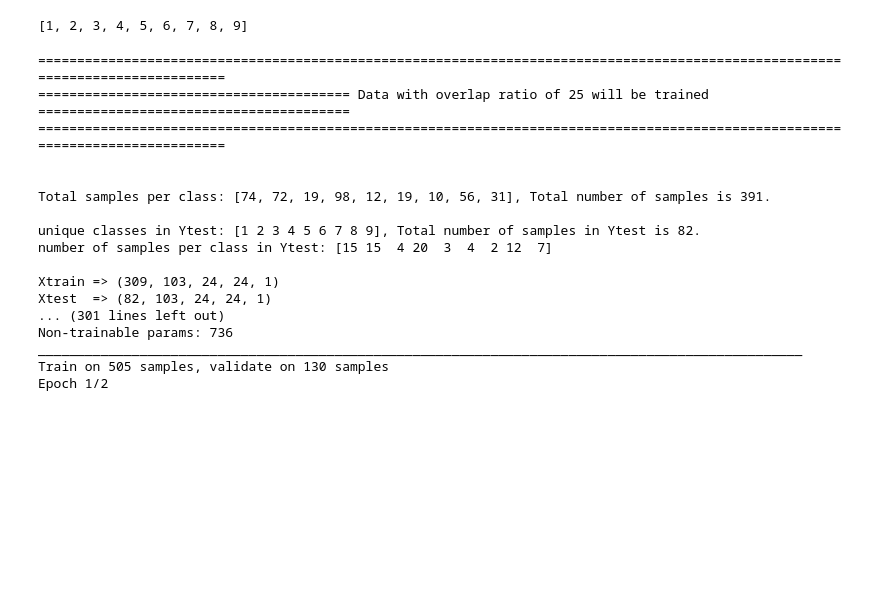
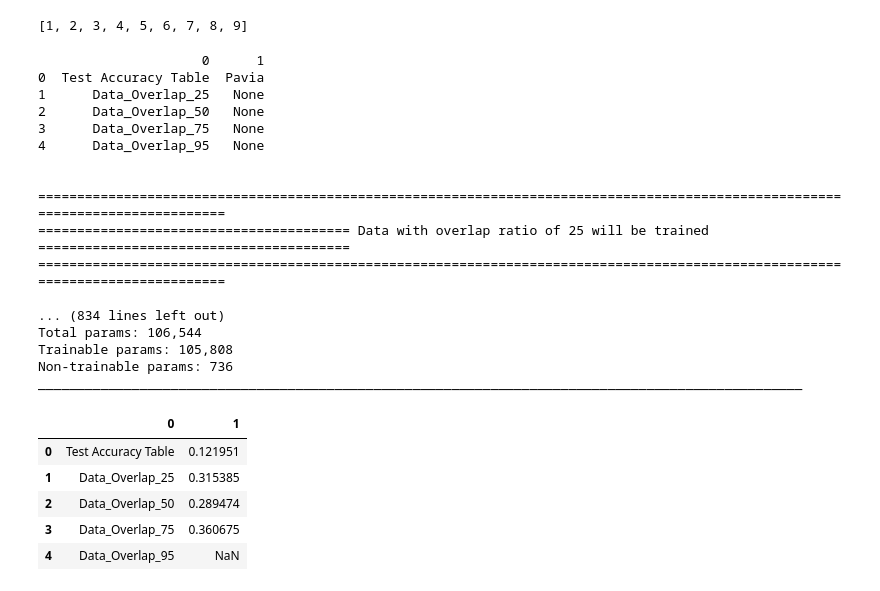
Before and after one commit to devang1397/EE_297, a Jupyter notebook: Code/All_in_One_Source_Training_Code/Pavia_Master_Script_Train_&_Save_Source_Models.ipynb, the cells around one changed output. Saved outputs shown, nothing was run; the diff lists cells and outputs as text; code cells hidden in the pictures; blank space fills up the shorter version.

```diff
--- a/Code/All_in_One_Source_Training_Code/Pavia_Master_Script_Train_&_Save_Source_Models.ipynb
+++ b/Code/All_in_One_Source_Training_Code/Pavia_Master_Script_Train_&_Save_Source_Models.ipynb
@@ -25,24 +25,41 @@ range_of_class
 [0 1 2 3 4 5 6 7 8 9] [164624   6631  18649   2099   3064   1345   5029   1330   3682    947]
 [1, 2, 3, 4, 5, 6, 7, 8, 9]
 # %%
-Train([25,50,75,95], range_of_class = range_of_class, Cube_size= 25,
-      Data = data_PV, Gt = gt_PV, Train_Test_split = 80, channel = 103,
-     epochs_list = [250,250,250,250], batch_size_list = [32,32,32,32], data_name = 'Pavia')
+Acc_Table = Train(overlap_ratio_List = [25,50,75,95],
+                  range_of_class = range_of_class,
+                  Cube_size= 25,
+                  Data = data_PV,
+                  Gt = gt_PV,
+                  Train_Test_split = 80,
+                  channel = 103,
+                  epochs_list = [1, 1, 1, 1],
+                  batch_size_list = [16, 32, 64, 128],
+                  data_name = 'Pavia',
+                  Verbosity  = 1)
 # %% [output]
+                     0      1
+0  Test Accuracy Table  Pavia
+1      Data_Overlap_25   None
+2      Data_Overlap_50   None
+3      Data_Overlap_75   None
+4      Data_Overlap_95   None
+
+
 ===============================================================================================================================
 ======================================== Data with overlap ratio of 25 will be trained ========================================
 ===============================================================================================================================
 
-
-Total samples per class: [74, 72, 19, 98, 12, 19, 10, 56, 31], Total number of samples is 391.
-
-unique classes in Ytest: [1 2 3 4 5 6 7 8 9], Total number of samples in Ytest is 82.
-number of samples per class in Ytest: [15 15  4 20  3  4  2 12  7]
-
-Xtrain => (309, 103, 24, 24, 1)
-Xtest  => (82, 103, 24, 24, 1)
-... (301 lines left out)
+... (834 lines left out)
+Total params: 106,544
+Trainable params: 105,808
 Non-trainable params: 736
 __________________________________________________________________________________________________
-Train on 505 samples, validate on 130 samples
-Epoch 1/2
+# %%
+Acc_Table
+# %% [output]
+|  | 0 | 1 |
+| 0 | Test Accuracy Table | 0.121951 |
+| 1 | Data_Overlap_25 | 0.315385 |
+| 2 | Data_Overlap_50 | 0.289474 |
+| 3 | Data_Overlap_75 | 0.360675 |
+| 4 | Data_Overlap_95 | NaN |
```
Also changed, not shown: 35 other files.
